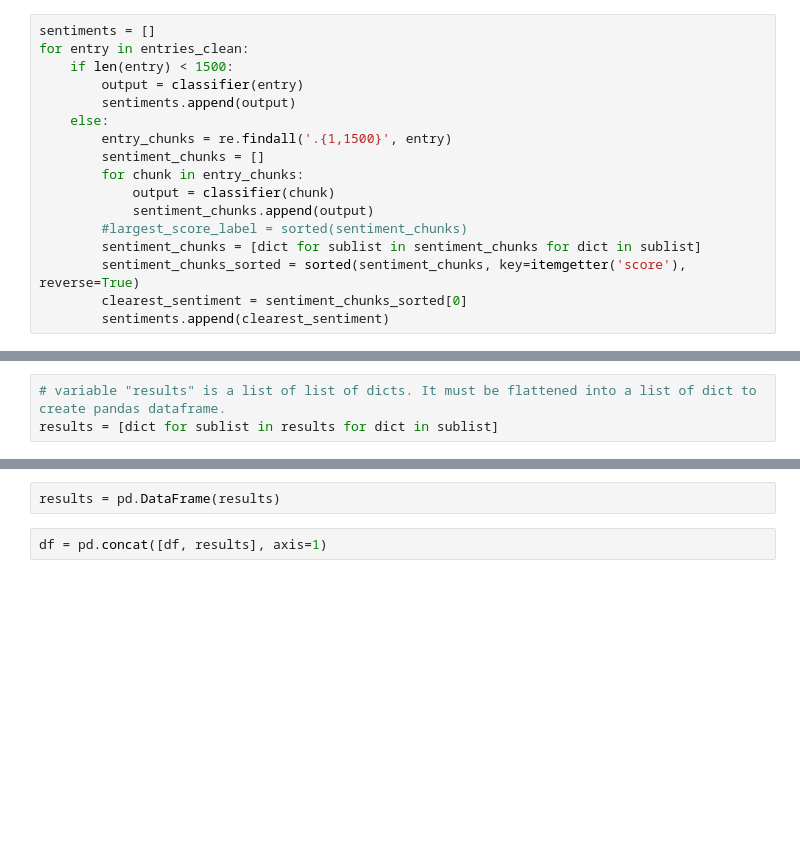
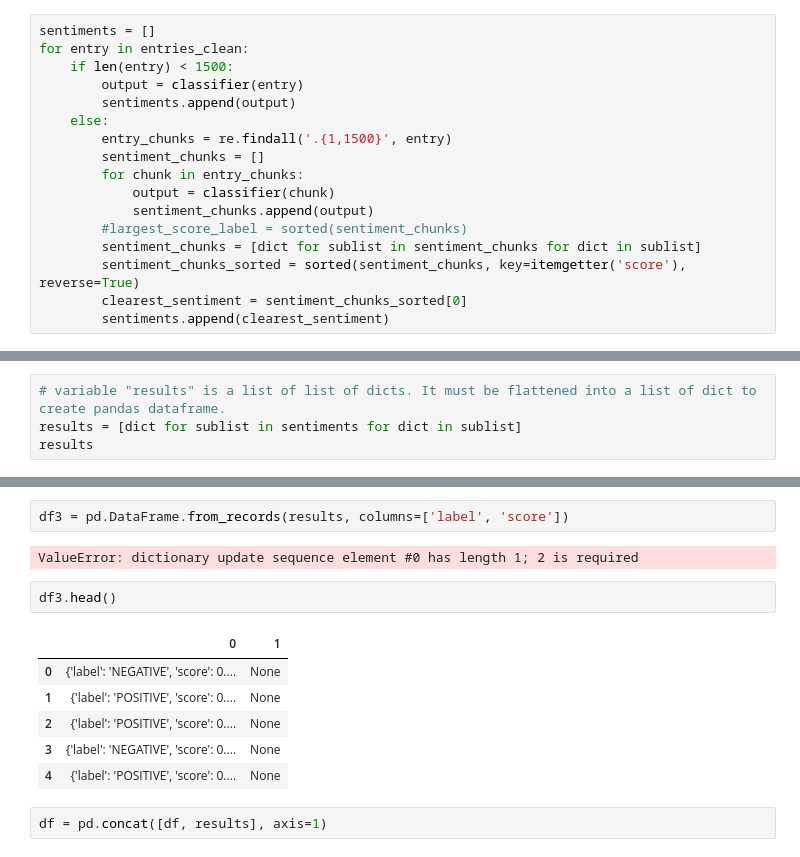
Before and after one commit to Ferrari-7/sentiment-in-the-recollections-of-a-soldier, a Jupyter notebook: notes.ipynb, the cells around one changed output, grey strips where cells are left out. Saved outputs shown, nothing was run; the diff lists cells and outputs as text; blank space fills up the shorter version.

```diff
--- a/notes.ipynb
+++ b/notes.ipynb
@@ -191,3 +197,4 @@ for entry in entries_clean:
 # %%
 # variable "results" is a list of list of dicts. It must be flattened into a list of dict to create pandas dataframe.
-results = [dict for sublist in results for dict in sublist]
+results = [dict for sublist in sentiments for dict in sublist]
+results
@@ -194,5 +219,16 @@ results = [dict for sublist in results for dict in sublist]
 # %%
-results = pd.DataFrame(results)
+df3 = pd.DataFrame.from_records(results, columns=['label', 'score'])
+# %% [output]
+ValueError: dictionary update sequence element #0 has length 1; 2 is required
+# %%
+df3.head()
+# %% [output]
+|  | 0 | 1 |
+| 0 | {'label': 'NEGATIVE', 'score': 0.... | None |
+| 1 | {'label': 'POSITIVE', 'score': 0.... | None |
+| 2 | {'label': 'POSITIVE', 'score': 0.... | None |
+| 3 | {'label': 'NEGATIVE', 'score': 0.... | None |
+| 4 | {'label': 'POSITIVE', 'score': 0.... | None |
 # %%
 df = pd.concat([df, results], axis=1)
 # %%
```
Also changed, not shown: parts of 2 cells of this notebook.
